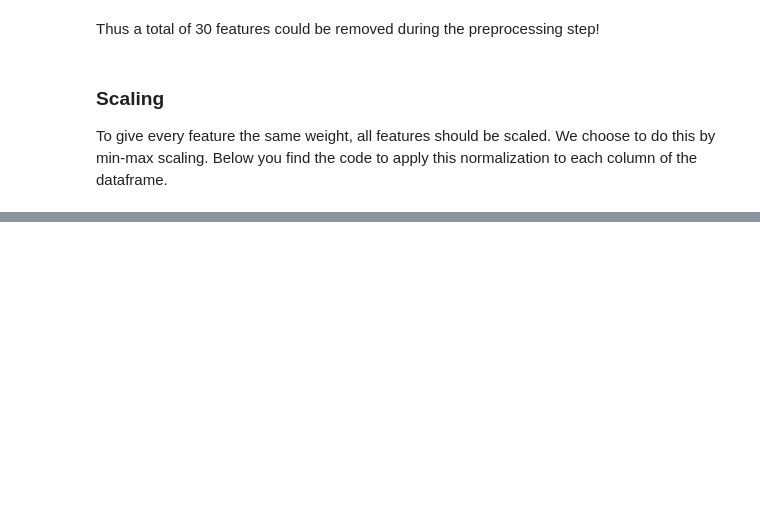
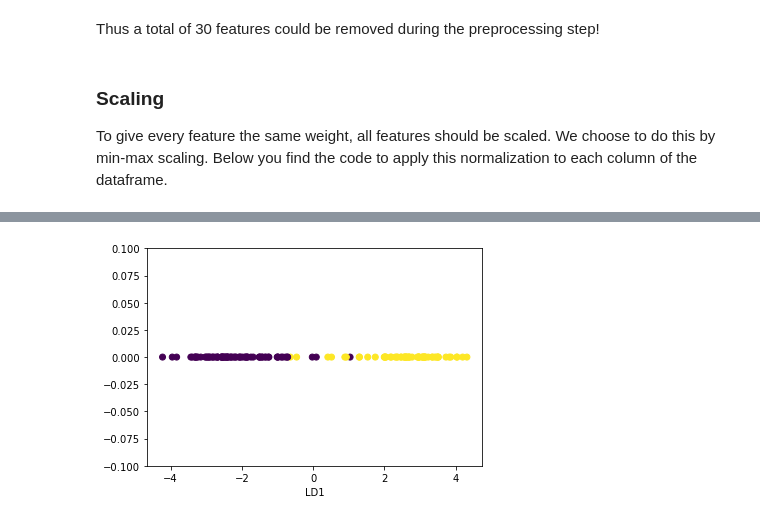
Before and after one commit to dpasqualini/TM10007_G16, a Jupyter notebook: assignment.ipynb, the cells around one changed output, grey strips where cells are left out. Saved outputs shown, nothing was run; the diff lists cells and outputs as text; code cells hidden in the pictures; blank space fills up the shorter version.

```diff
--- a/assignment.ipynb
+++ b/assignment.ipynb
@@ -163,0 +170,4 @@ X_normalized = X_filtered.apply(normalize_column)
+# %%
+plt_lda(X_tr_norm, y_tr1)
+# %% [output]
+[figure, added]
```
Also changed, not shown: parts of 5 cells of this notebook, 2 other files.
